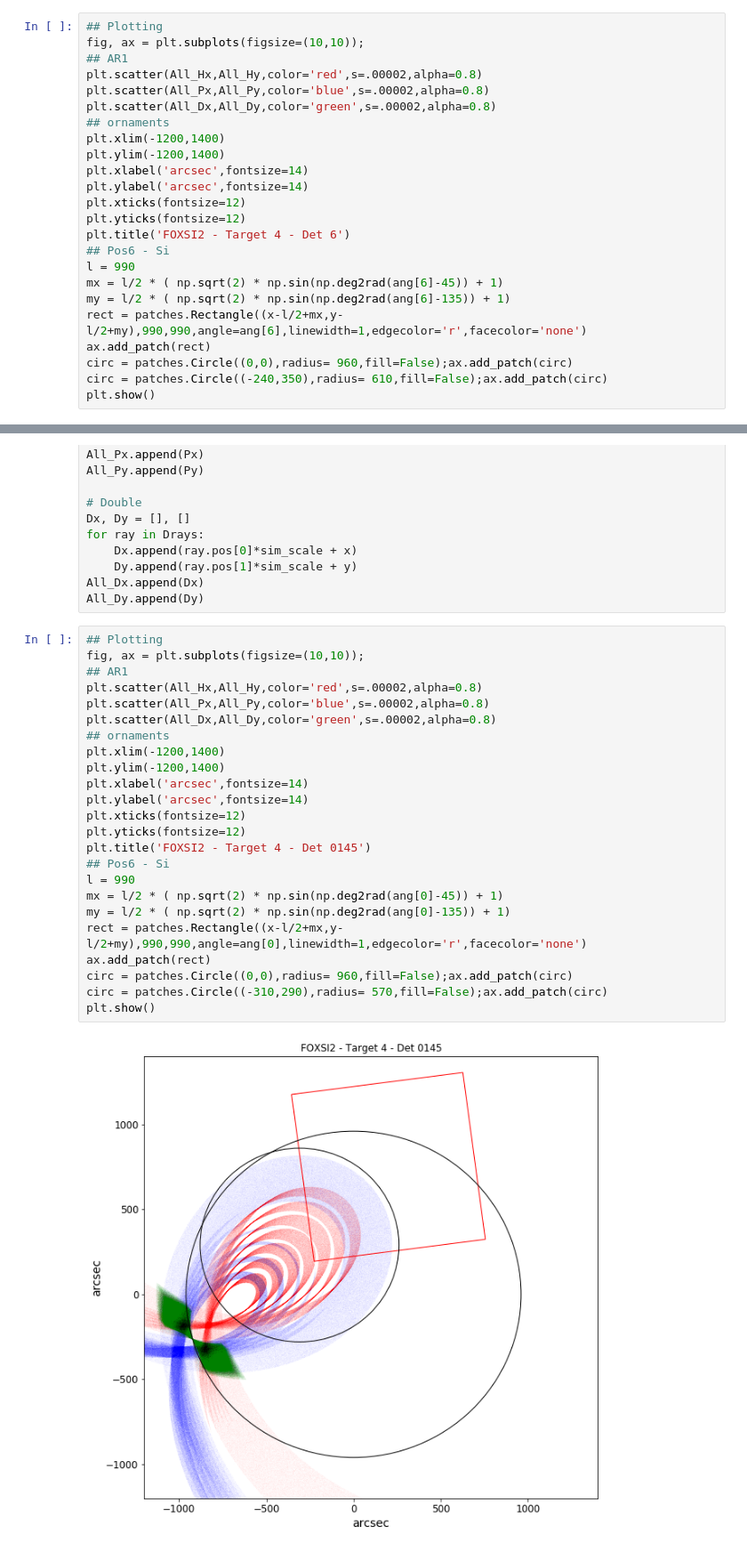
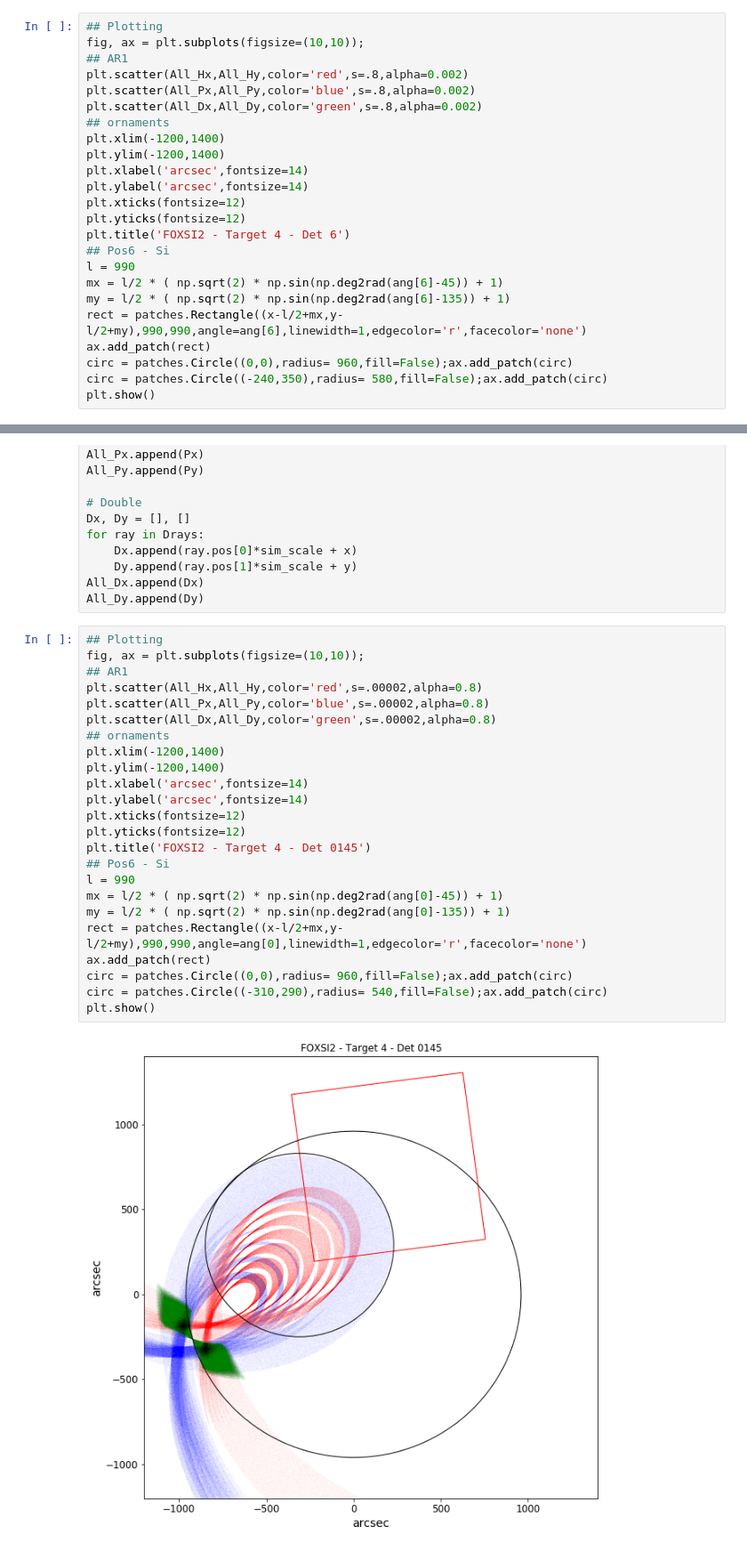
Before and after one commit to pymilo/Milo_FOXSI_Science, a Jupyter notebook: FOXSI2-T4-Sim-rays/Masks_FOXSI2_T4.ipynb, the cells around one changed output, grey strips where cells are left out. Shown at 89% size. Cells and saved outputs as stored; diff of their text form.

```diff
--- a/FOXSI2-T4-Sim-rays/Masks_FOXSI2_T4.ipynb
+++ b/FOXSI2-T4-Sim-rays/Masks_FOXSI2_T4.ipynb
@@ -143,9 +145,9 @@ All_Dy.append(Dy)
 ## Plotting
 fig, ax = plt.subplots(figsize=(10,10));
 ## AR1
-plt.scatter(All_Hx,All_Hy,color='red',s=.00002,alpha=0.8)
-plt.scatter(All_Px,All_Py,color='blue',s=.00002,alpha=0.8)
-plt.scatter(All_Dx,All_Dy,color='green',s=.00002,alpha=0.8)
+plt.scatter(All_Hx,All_Hy,color='red',s=.8,alpha=0.002)
+plt.scatter(All_Px,All_Py,color='blue',s=.8,alpha=0.002)
+plt.scatter(All_Dx,All_Dy,color='green',s=.8,alpha=0.002)
 ## ornaments
 plt.xlim(-1200,1400)
 plt.ylim(-1200,1400)
@@ -161,5 +163,5 @@ my = l/2 * ( np.sqrt(2) * np.sin(np.deg2rad(ang[6]-135)) + 1)
 rect = patches.Rectangle((x-l/2+mx,y-l/2+my),990,990,angle=ang[6],linewidth=1,edgecolor='r',facecolor='none')
 ax.add_patch(rect)
 circ = patches.Circle((0,0),radius= 960,fill=False);ax.add_patch(circ)
-circ = patches.Circle((-240,350),radius= 610,fill=False);ax.add_patch(circ)
+circ = patches.Circle((-240,350),radius= 580,fill=False);ax.add_patch(circ)
 plt.show()
@@ -232,26 +236,26 @@ All_Dy.append(Dy)
 # %%
 ## Plotting
 fig, ax = plt.subplots(figsize=(10,10));
 ## AR1
 plt.scatter(All_Hx,All_Hy,color='red',s=.00002,alpha=0.8)
 plt.scatter(All_Px,All_Py,color='blue',s=.00002,alpha=0.8)
 plt.scatter(All_Dx,All_Dy,color='green',s=.00002,alpha=0.8)
 ## ornaments
 plt.xlim(-1200,1400)
 plt.ylim(-1200,1400)
 plt.xlabel('arcsec',fontsize=14)
 plt.ylabel('arcsec',fontsize=14)
 plt.xticks(fontsize=12)
 plt.yticks(fontsize=12)
 plt.title('FOXSI2 - Target 4 - Det 0145')
 ## Pos6 - Si
 l = 990
 mx = l/2 * ( np.sqrt(2) * np.sin(np.deg2rad(ang[0]-45)) + 1)
 my = l/2 * ( np.sqrt(2) * np.sin(np.deg2rad(ang[0]-135)) + 1)
 rect = patches.Rectangle((x-l/2+mx,y-l/2+my),990,990,angle=ang[0],linewidth=1,edgecolor='r',facecolor='none')
 ax.add_patch(rect)
 circ = patches.Circle((0,0),radius= 960,fill=False);ax.add_patch(circ)
-circ = patches.Circle((-310,290),radius= 570,fill=False);ax.add_patch(circ)
+circ = patches.Circle((-310,290),radius= 540,fill=False);ax.add_patch(circ)
 plt.show()
 # %% [output]
-[figure, old version]
+[figure, new version]
```
Also changed, not shown: parts of 2 cells of this notebook, 2 other files.
